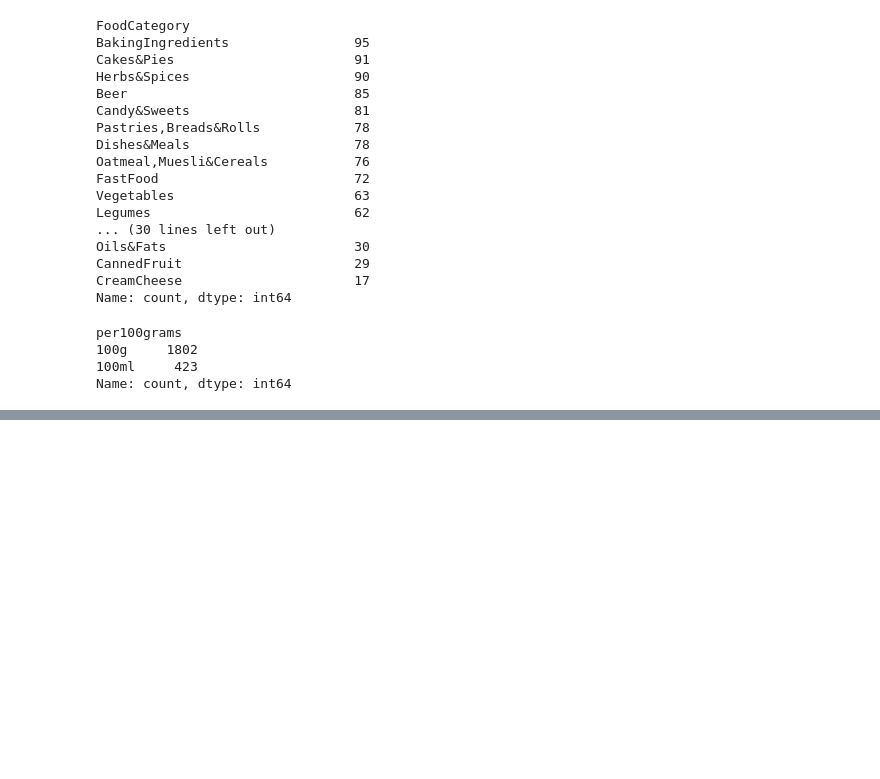
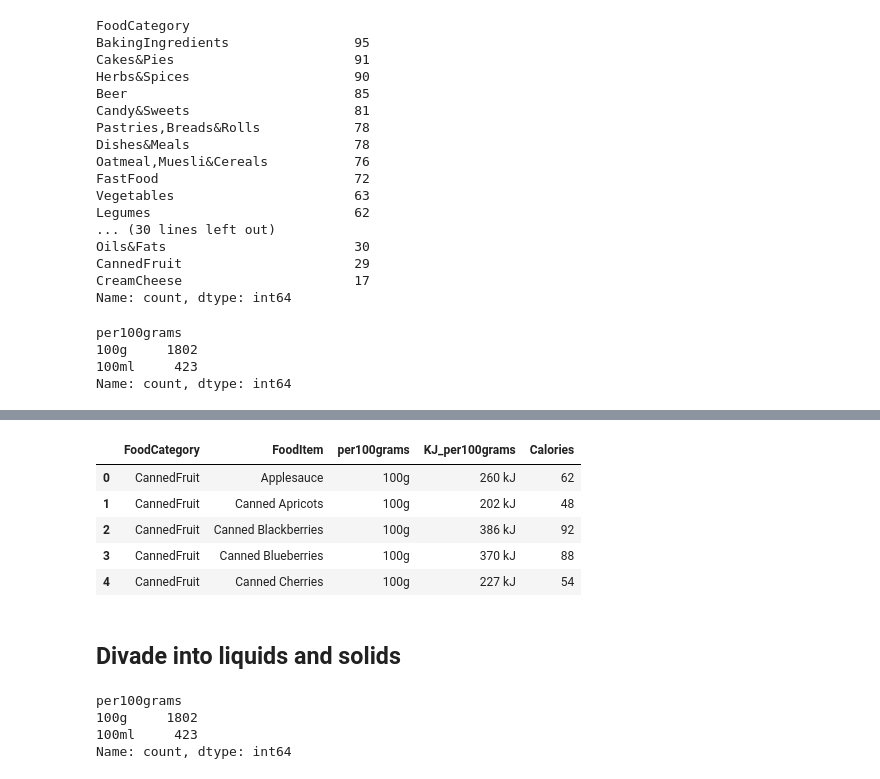
Before and after one commit to NoahEliasson/Python-Noah-Eliasson-OPA23, a Jupyter notebook: code_alongs/L6_pandas.ipynb, the cells around one changed output, grey strips where cells are left out. Saved outputs shown, nothing was run; the diff lists cells and outputs as text; code cells hidden in the pictures; blank space fills up the shorter version.

```diff
--- a/code_alongs/L6_pandas.ipynb
+++ b/code_alongs/L6_pandas.ipynb
@@ -205,0 +249,21 @@ Name: count, dtype: int64
+# %%
+
+#DataFrame does not mutate if we do not state that df = "this new df where cals_per100grams is dropped"
+df =df.drop("Cals_per100grams", axis="columns")
+df.head()
+# %% [output]
+|  | FoodCategory | FoodItem | per100grams | KJ_per100grams | Calories |
+| 0 | CannedFruit | Applesauce | 100g | 260 kJ | 62 |
+| 1 | CannedFruit | Canned Apricots | 100g | 202 kJ | 48 |
+| 2 | CannedFruit | Canned Blackberries | 100g | 386 kJ | 92 |
+| 3 | CannedFruit | Canned Blueberries | 100g | 370 kJ | 88 |
+| 4 | CannedFruit | Canned Cherries | 100g | 227 kJ | 54 |
+# %% [markdown]
+## Divade into liquids and solids
+# %%
+df["per100grams"].value_counts()
+# %% [output]
+per100grams
+100g     1802
+100ml     423
+Name: count, dtype: int64
```
Also changed, not shown: parts of 6 cells of this notebook.
